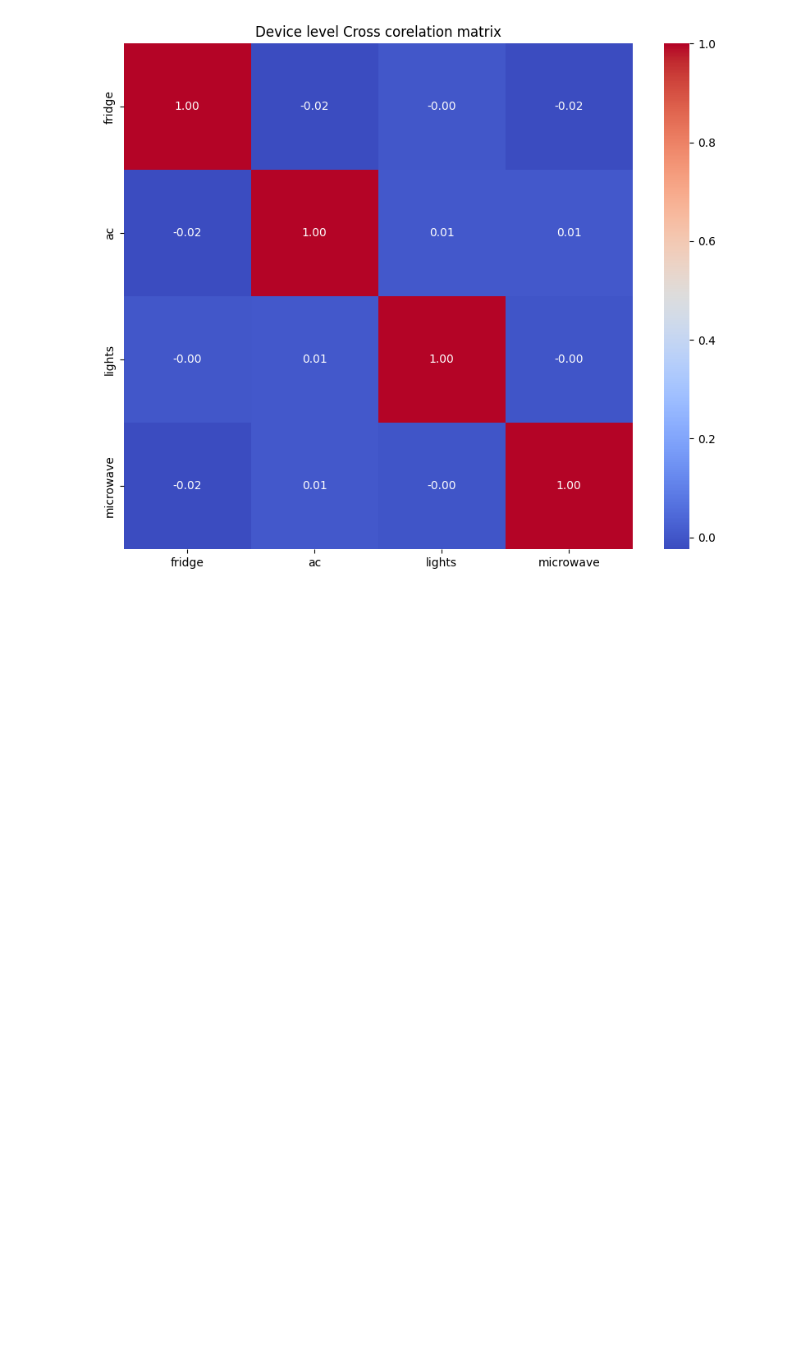
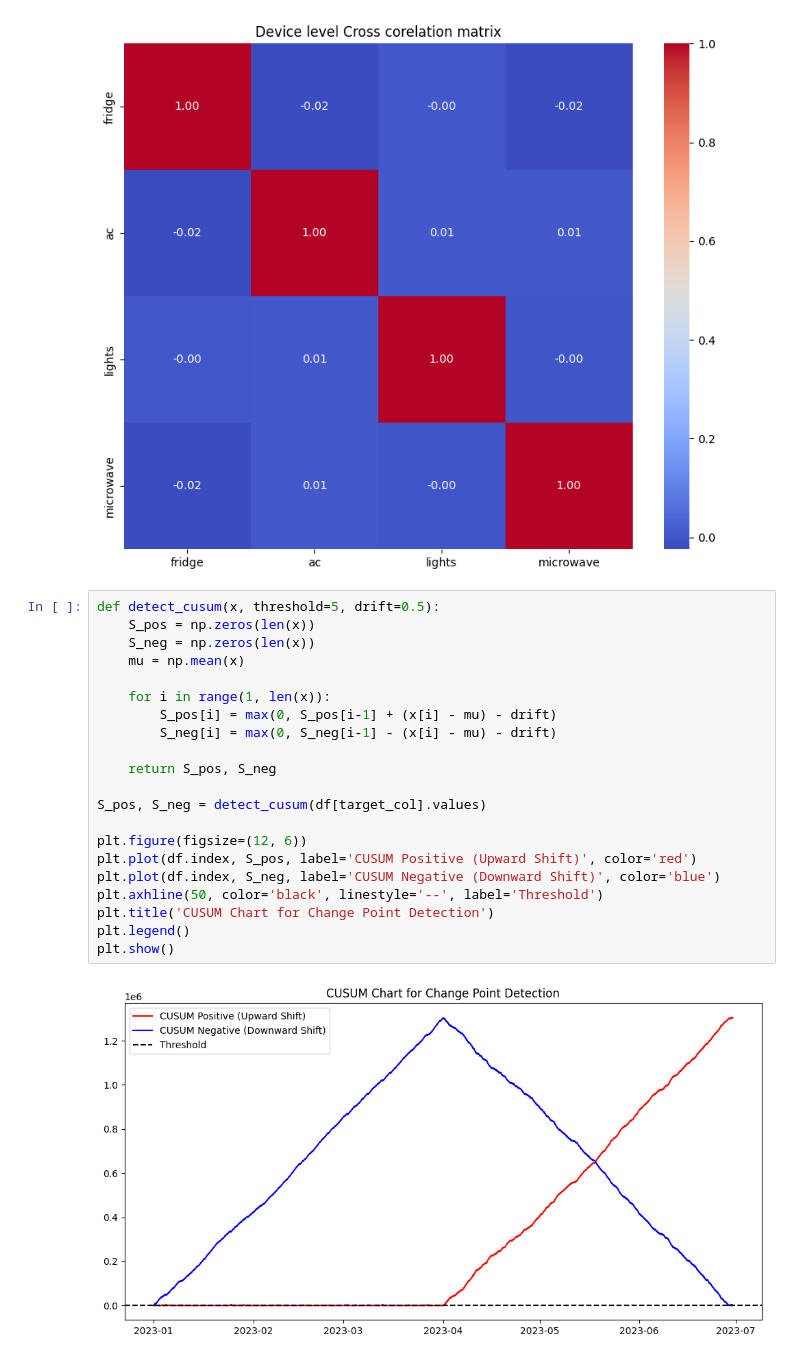
Before and after one commit to shansree-z/SmartEnergy-Consumptions, a Jupyter notebook: Pre-Processing.ipynb, the cells around one changed output. Saved outputs shown, nothing was run; the diff lists cells and outputs as text; blank space fills up the shorter version.

Commit message:
Probability and CUSUM

```diff
--- a/Pre-Processing.ipynb
+++ b/Pre-Processing.ipynb
@@ -377,3 +377,26 @@ else:
     print("Device columsn not found for the co-relation analysis")
 # %% [output]
 [figure]
+# %%
+def detect_cusum(x, threshold=5, drift=0.5):
+    S_pos = np.zeros(len(x))
+    S_neg = np.zeros(len(x))
+    mu = np.mean(x)
+
+    for i in range(1, len(x)):
+        S_pos[i] = max(0, S_pos[i-1] + (x[i] - mu) - drift)
+        S_neg[i] = max(0, S_neg[i-1] - (x[i] - mu) - drift)
+
+    return S_pos, S_neg
+
+S_pos, S_neg = detect_cusum(df[target_col].values)
+
+plt.figure(figsize=(12, 6))
+plt.plot(df.index, S_pos, label='CUSUM Positive (Upward Shift)', color='red')
+plt.plot(df.index, S_neg, label='CUSUM Negative (Downward Shift)', color='blue')
+plt.axhline(50, color='black', linestyle='--', label='Threshold')
+plt.title('CUSUM Chart for Change Point Detection')
+plt.legend()
+plt.show()
+# %% [output]
+[figure, added]
```
Also changed, not shown: parts of 2 cells of this notebook.
